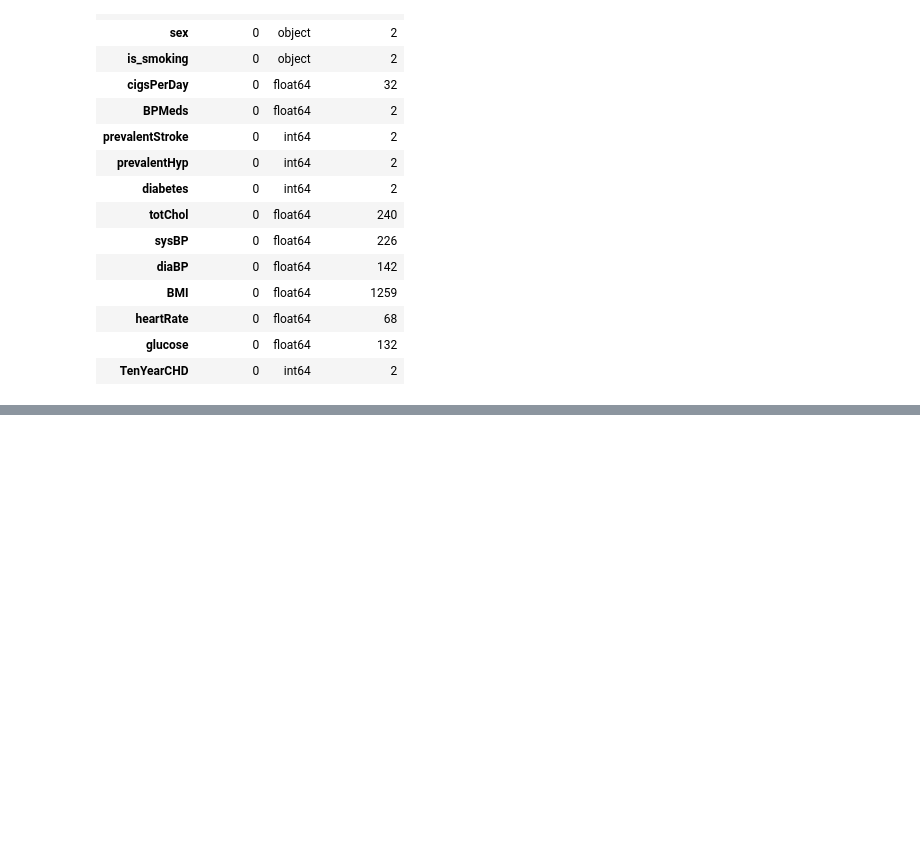
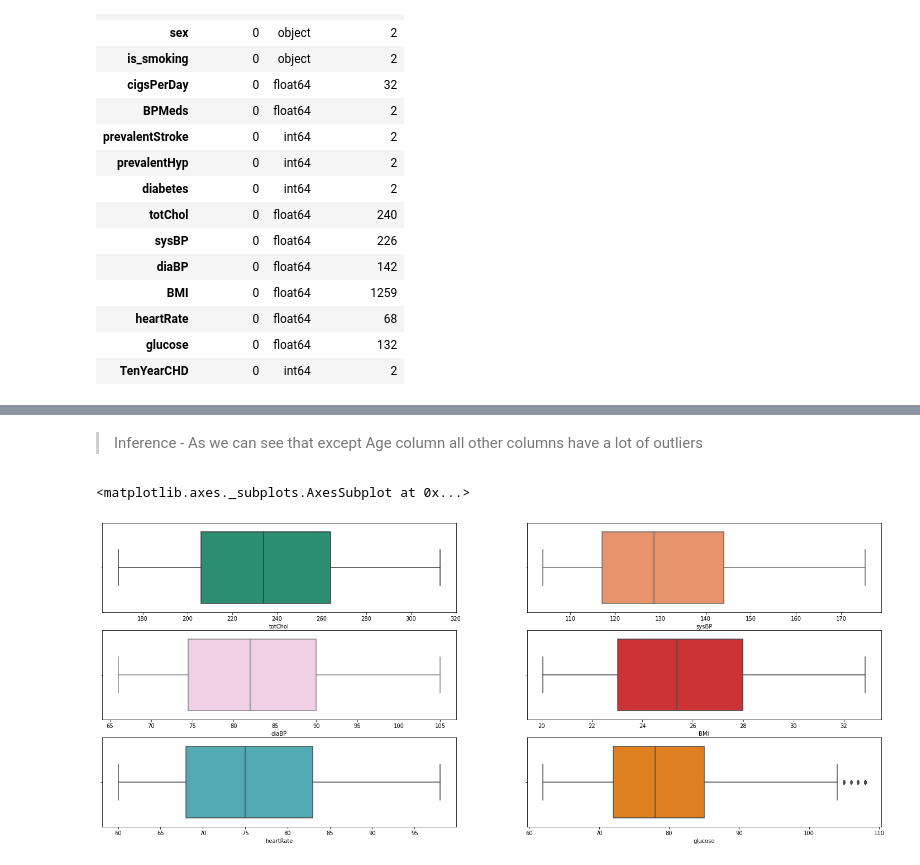
Before and after one commit to mdnawabali/Cadiovascular-Risk-Prediction, a Jupyter notebook: Cardiovascular_Risk_Prediction.ipynb, the cells around one changed output, grey strips where cells are left out. Saved outputs shown, nothing was run; the diff lists cells and outputs as text; code cells hidden in the pictures; blank space fills up the shorter version.

```diff
--- a/Cardiovascular_Risk_Prediction.ipynb
+++ b/Cardiovascular_Risk_Prediction.ipynb
@@ -160,0 +181,19 @@ brief()
+# %% [markdown]
+
+
+> Inference - As we can see that except Age column all other columns have a lot of outliers
+# %%
+# We will be using quantile method for dealing with outliers
+columns=['cigsPerDay', 'totChol', 'sysBP', 'diaBP', 'BMI', 'heartRate', 'glucose']
+cv_df[columns] = cv_df[columns].apply(lambda x: x.clip(*x.quantile([0.05, 0.95])))
+# %%
+figure, ax = plt.subplots(nrows=3, ncols=2, figsize=(25,10))
+sns.boxplot(cv_df['totChol'],palette='Dark2', ax=ax[0,0])
+sns.boxplot(cv_df['sysBP'], palette='OrRd',ax=ax[0,1])
+sns.boxplot(cv_df['diaBP'], palette='Pastel2_r', ax=ax[1,0])
+sns.boxplot(cv_df['BMI'],palette='Set1', ax=ax[1,1])
+sns.boxplot(cv_df['heartRate'], palette='YlGnBu_r', ax=ax[2,0])
+sns.boxplot(cv_df['glucose'],palette='autumn', ax=ax[2,1])
+# %% [output]
+<matplotlib.axes._subplots.AxesSubplot at 0x...>
+[figure, added]
```
Also changed, not shown: parts of 20 cells of this notebook.
